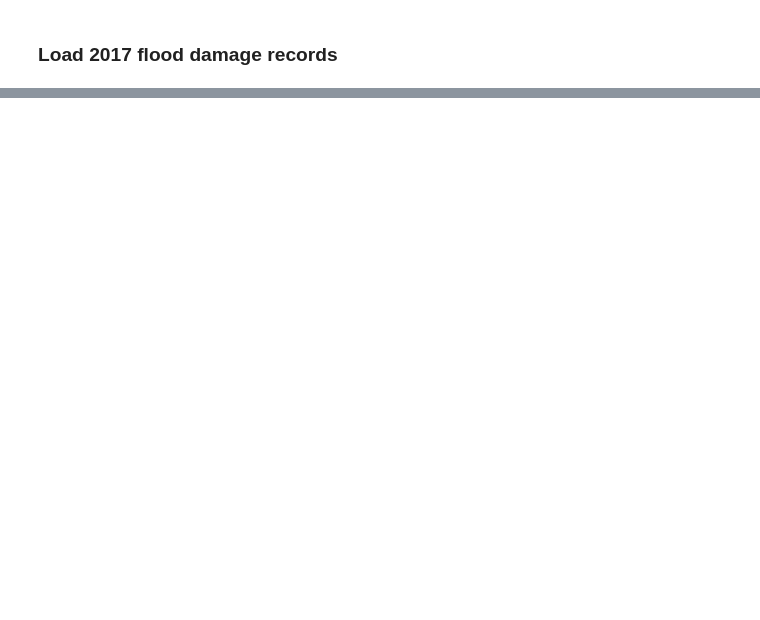
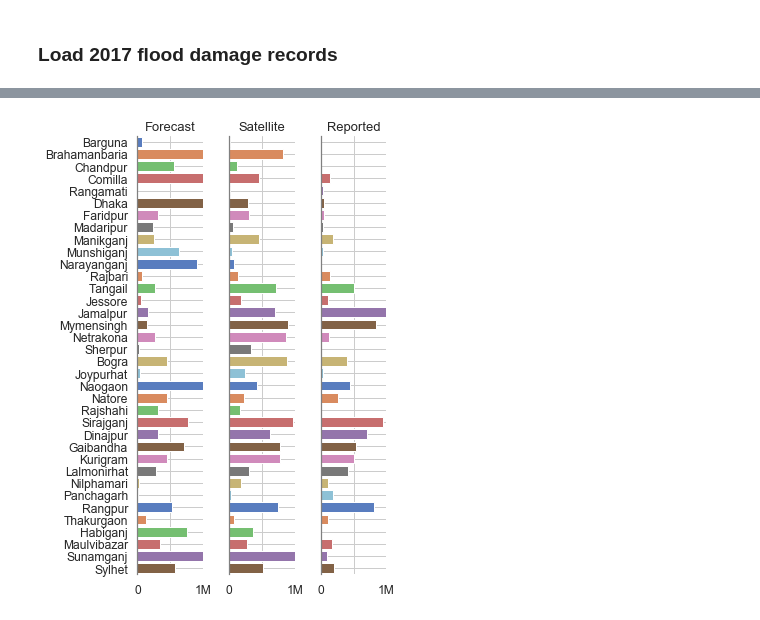
Before and after one commit to gnodnooh/VulnRiskImpact-BGD, a Jupyter notebook: FVI_Assessment2.ipynb, the cells around one changed output, grey strips where cells are left out. Cells and saved outputs as stored; diff of their text form; code cells hidden in the pictures; blank space fills up the shorter version.

```diff
--- a/FVI_Assessment2.ipynb
+++ b/FVI_Assessment2.ipynb
@@ -341,0 +221,20 @@ temp
+# %%
+temp = result[['ADM2_EN','POPFCST','POPINUN','POPREPO']]
+temp = temp.rename(columns={'POPFCST':'Forecast','POPINUN':'Satellite','POPREPO':'Reported'})
+sns.set(style="white", font_scale=1.1)
+g = sns.PairGrid(temp, x_vars=temp.columns[1:], y_vars=['ADM2_EN'], height=7, aspect=.25)
+g.map(sns.barplot, palette='muted')
+g.set(xlim=[0, 1000000], xticks=[0,500000,1000000], xticklabels=[0, '', '1M'], xlabel='', ylabel='', yticklabels=temp['ADM2_EN'])
+# Title and Grids
+for ax, title in zip(g.axes.flat, temp.columns[1:]):
+    # Title (Group name)
+    ax.set_title(title, fontfamily='sans-serif', fontsize=13)
+    # Make the grid horizontal instead of vertical
+    ax.xaxis.grid(True)
+    ax.yaxis.grid(True)
+    ax.spines['left'].set_color('grey')
+
+# Remove axis lines
+sns.despine(left=False, bottom=True);plt.tight_layout();plt.show()
+# %% [output]
+[figure, added]
```
Also changed, not shown: parts of 20 cells of this notebook, 5 other files.
